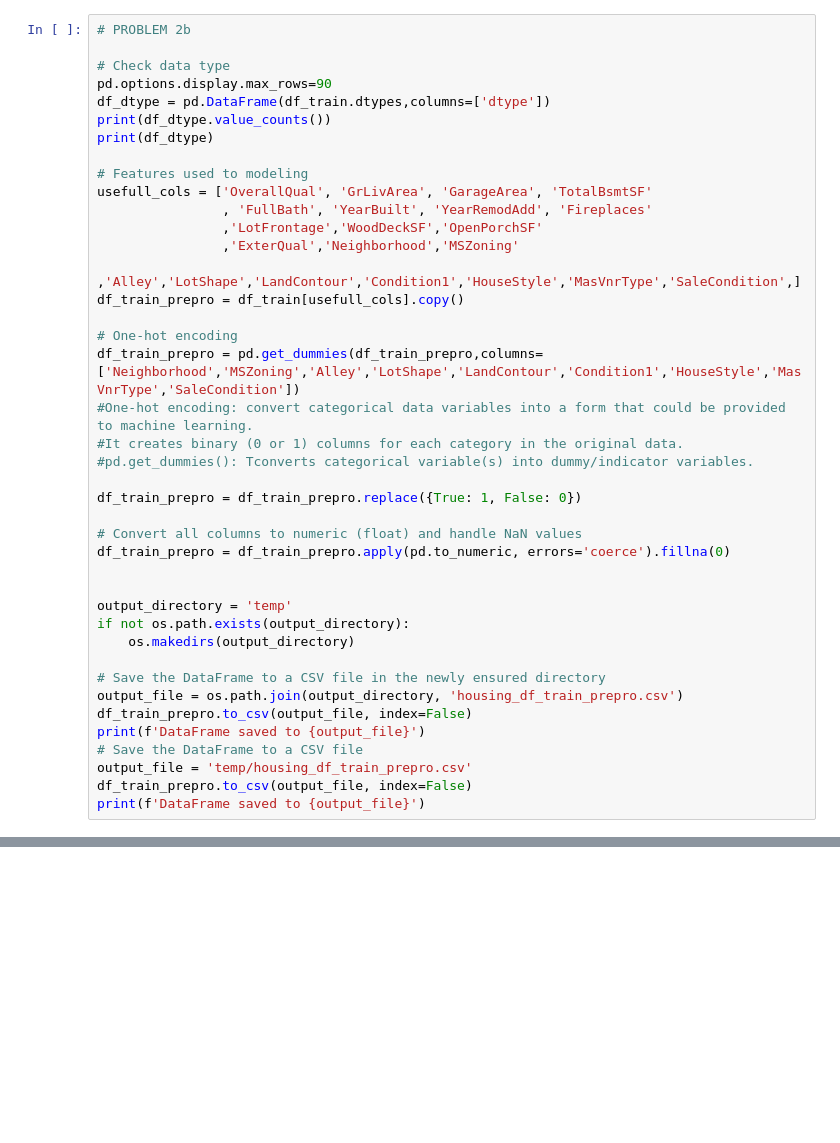
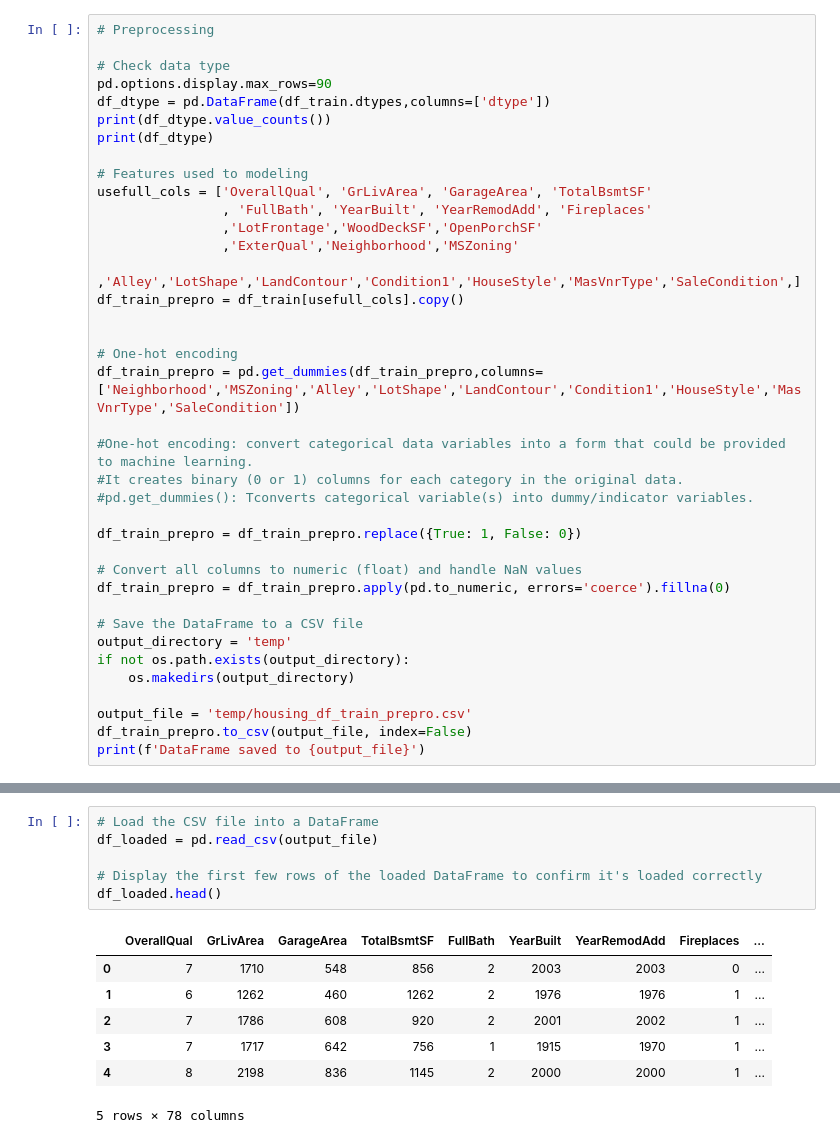
Before and after one commit to Salitre97/Into-to-DL, a Jupyter notebook: homework1/multilayer_perceptron.ipynb, the cells around one changed output, grey strips where cells are left out. Saved outputs shown, nothing was run; the diff lists cells and outputs as text; blank space fills up the shorter version.

```diff
--- a/homework1/multilayer_perceptron.ipynb
+++ b/homework1/multilayer_perceptron.ipynb
@@ -234,5 +388,5 @@ Y = df_train[['SalePrice']].values.reshape(-1, 1)
 # %%
-# PROBLEM 2b
+# Preprocessing
 
 # Check data type
 pd.options.display.max_rows=90
@@ -248,8 +402,10 @@ usefull_cols = ['OverallQual', 'GrLivArea', 'GarageArea', 'TotalBsmtSF'
                 ,'Alley','LotShape','LandContour','Condition1','HouseStyle','MasVnrType','SaleCondition',]
 df_train_prepro = df_train[usefull_cols].copy()
 
+
 # One-hot encoding
 df_train_prepro = pd.get_dummies(df_train_prepro,columns=['Neighborhood','MSZoning','Alley','LotShape','LandContour','Condition1','HouseStyle','MasVnrType','SaleCondition'])
+
 #One-hot encoding: convert categorical data variables into a form that could be provided to machine learning.
 #It creates binary (0 or 1) columns for each category in the original data.
 #pd.get_dummies(): Tconverts categorical variable(s) into dummy/indicator variables.
@@ -259,16 +415,11 @@ df_train_prepro = df_train_prepro.replace({True: 1, False: 0})
 # Convert all columns to numeric (float) and handle NaN values
 df_train_prepro = df_train_prepro.apply(pd.to_numeric, errors='coerce').fillna(0)
 
-
+# Save the DataFrame to a CSV file
 output_directory = 'temp'
 if not os.path.exists(output_directory):
     os.makedirs(output_directory)
 
-# Save the DataFrame to a CSV file in the newly ensured directory
-output_file = os.path.join(output_directory, 'housing_df_train_prepro.csv')
-df_train_prepro.to_csv(output_file, index=False)
-print(f'DataFrame saved to {output_file}')
-# Save the DataFrame to a CSV file
 output_file = 'temp/housing_df_train_prepro.csv'
 df_train_prepro.to_csv(output_file, index=False)
 print(f'DataFrame saved to {output_file}')
@@ -274,0 +444,14 @@ print(f'DataFrame saved to {output_file}')
+# %%
+# Load the CSV file into a DataFrame
+df_loaded = pd.read_csv(output_file)
+
+# Display the first few rows of the loaded DataFrame to confirm it's loaded correctly
+df_loaded.head()
+# %% [output]
+|  | OverallQual | GrLivArea | GarageArea | TotalBsmtSF | FullBath | YearBuilt | YearRemodAdd | Fireplaces | ... |
+| 0 | 7 | 1710 | 548 | 856 | 2 | 2003 | 2003 | 0 | ... |
+| 1 | 6 | 1262 | 460 | 1262 | 2 | 1976 | 1976 | 1 | ... |
+| 2 | 7 | 1786 | 608 | 920 | 2 | 2001 | 2002 | 1 | ... |
+| 3 | 7 | 1717 | 642 | 756 | 1 | 1915 | 1970 | 1 | ... |
+| 4 | 8 | 2198 | 836 | 1145 | 2 | 2000 | 2000 | 1 | ... |
+5 rows × 78 columns
```
Also changed, not shown: parts of 15 cells of this notebook, 8 other files.
